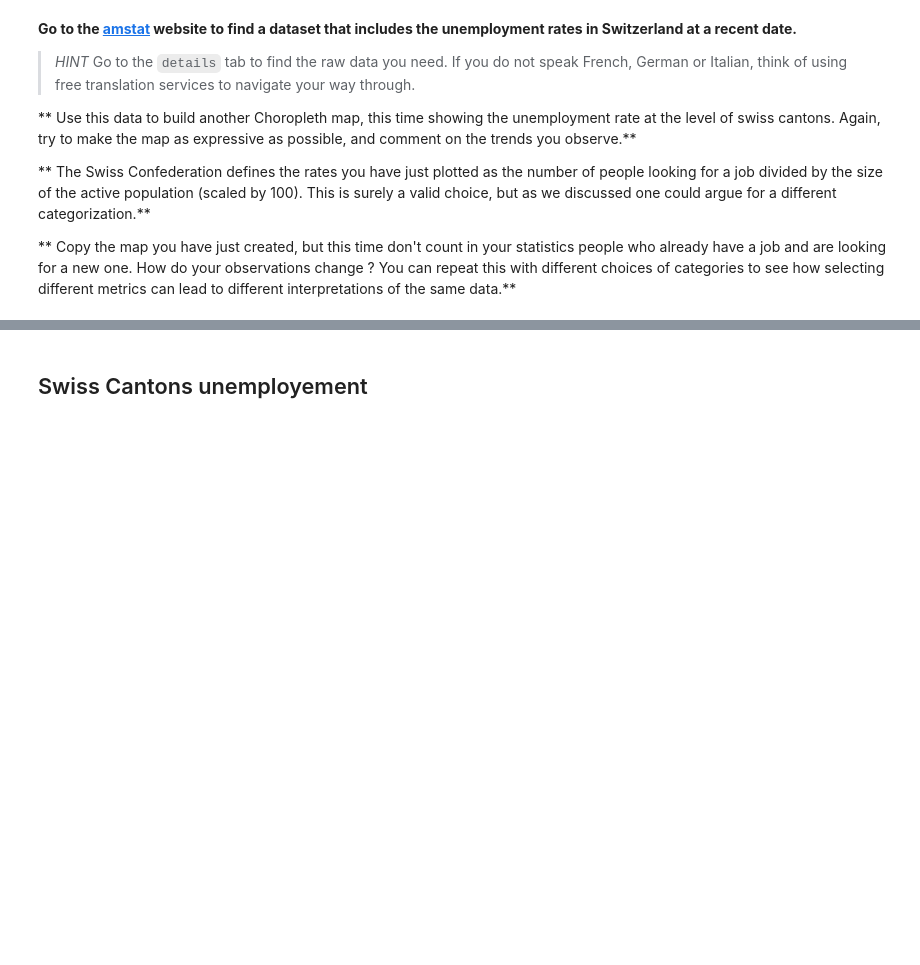
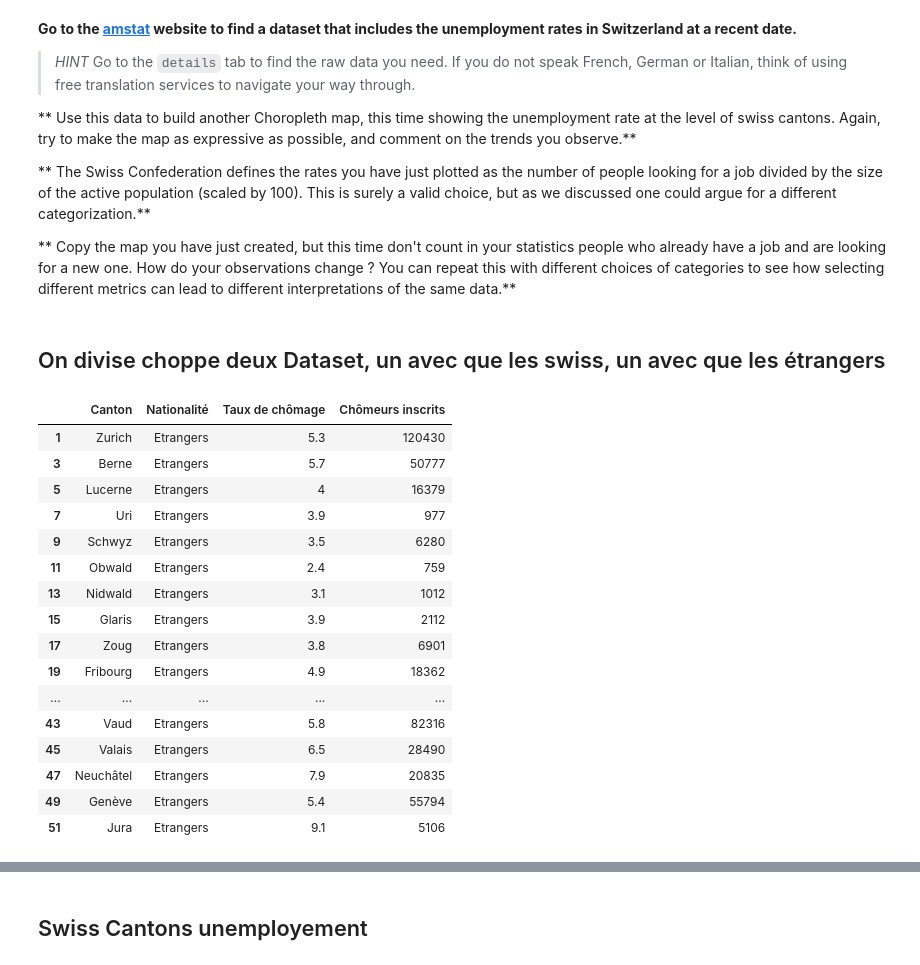
Before and after one commit to julied20/ada-2017, a Jupyter notebook: Homeworks/Homework03/Homework03_Julie.ipynb, the cells around one changed output, grey strips where cells are left out. Drawn from its saved outputs; the diff is of its cells as text; code cells hidden in the pictures; blank space fills up the shorter version.

```diff
--- a/Homeworks/Homework03/Homework03_Julie.ipynb
+++ b/Homeworks/Homework03/Homework03_Julie.ipynb
@@ -109,0 +104,25 @@ swiss_df['Population Totale'] = pop_totale
+# %% [markdown]
+## On divise choppe deux Dataset, un avec que les swiss, un avec que les étrangers
+# %%
+suisses = switzerland_df.index[switzerland_df['Nationalité'] == 'Suisses'].values
+foreign_df = switzerland_df.drop(suisses)
+# %%
+foreign_df
+# %% [output]
+|  | Canton | Nationalité | Taux de chômage | Chômeurs inscrits |
+| 1 | Zurich | Etrangers | 5.3 | 120430 |
+| 3 | Berne | Etrangers | 5.7 | 50777 |
+| 5 | Lucerne | Etrangers | 4 | 16379 |
+| 7 | Uri | Etrangers | 3.9 | 977 |
+| 9 | Schwyz | Etrangers | 3.5 | 6280 |
+| 11 | Obwald | Etrangers | 2.4 | 759 |
+| 13 | Nidwald | Etrangers | 3.1 | 1012 |
+| 15 | Glaris | Etrangers | 3.9 | 2112 |
+| 17 | Zoug | Etrangers | 3.8 | 6901 |
+| 19 | Fribourg | Etrangers | 4.9 | 18362 |
+| ... | ... | ... | ... | ... |
+| 43 | Vaud | Etrangers | 5.8 | 82316 |
+| 45 | Valais | Etrangers | 6.5 | 28490 |
+| 47 | Neuchâtel | Etrangers | 7.9 | 20835 |
+| 49 | Genève | Etrangers | 5.4 | 55794 |
+| 51 | Jura | Etrangers | 9.1 | 5106 |
```
Also changed, not shown: parts of 23 cells of this notebook.
